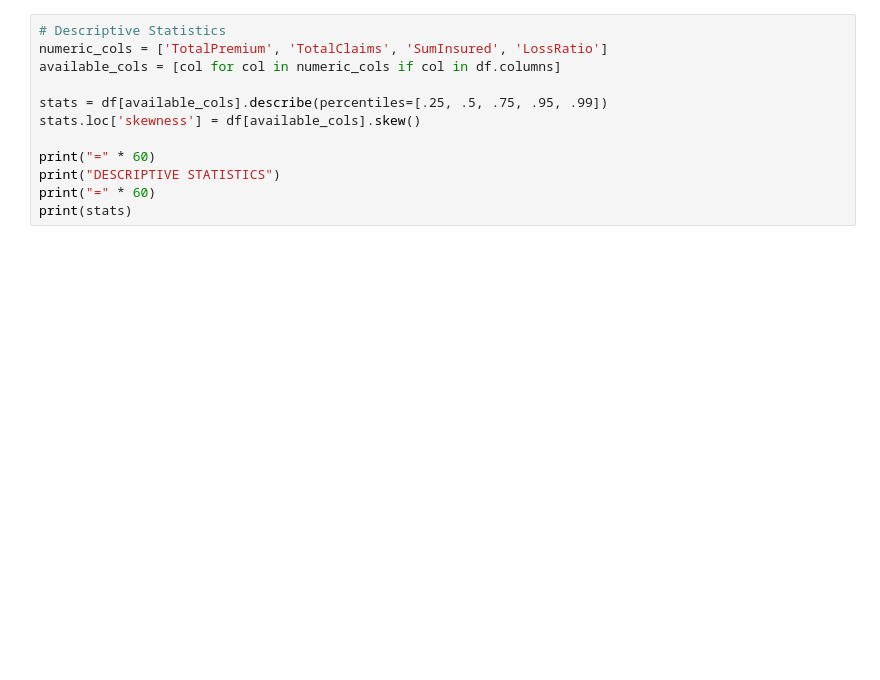
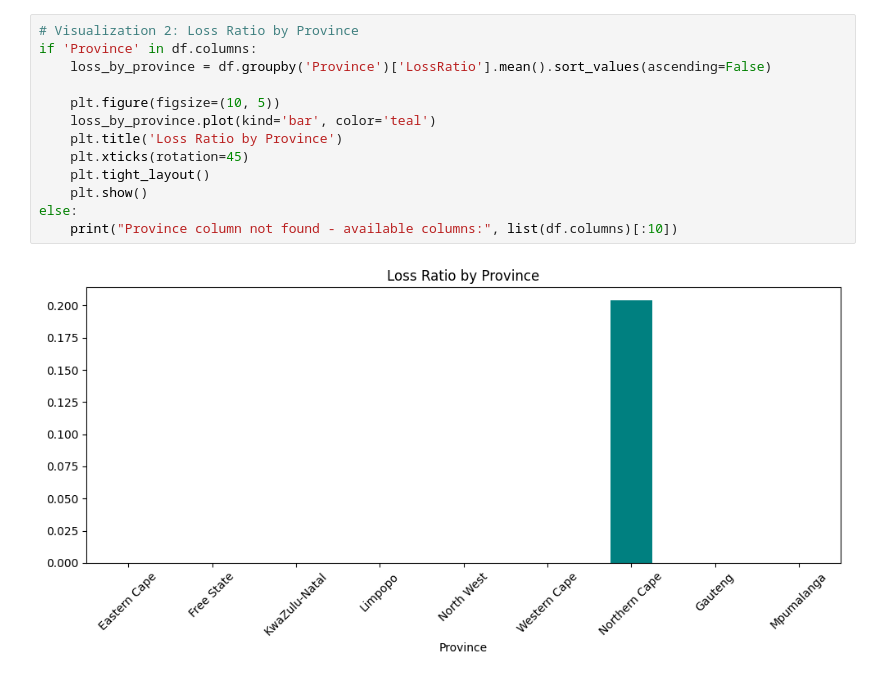
Before and after one commit to betiytesfay/insurance-risk-analytics, a Jupyter notebook: notebooks/01_eda.ipynb, the cells around one changed output. Drawn from its saved outputs; the diff is of its cells as text; blank space fills up the shorter version.

```diff
--- a/notebooks/01_eda.ipynb
+++ b/notebooks/01_eda.ipynb
@@ -68,13 +106,16 @@ print(f"Max Claim:         R{max_claim:,.2f}")
 # %%
-# Descriptive Statistics
-numeric_cols = ['TotalPremium', 'TotalClaims', 'SumInsured', 'LossRatio']
-available_cols = [col for col in numeric_cols if col in df.columns]
+# Visualization 2: Loss Ratio by Province
+if 'Province' in df.columns:
+    loss_by_province = df.groupby('Province')['LossRatio'].mean().sort_values(ascending=False)
 
-stats = df[available_cols].describe(percentiles=[.25, .5, .75, .95, .99])
-stats.loc['skewness'] = df[available_cols].skew()
-
-print("=" * 60)
-print("DESCRIPTIVE STATISTICS")
-print("=" * 60)
-print(stats)
+    plt.figure(figsize=(10, 5))
+    loss_by_province.plot(kind='bar', color='teal')
+    plt.title('Loss Ratio by Province')
+    plt.xticks(rotation=45)
+    plt.tight_layout()
+    plt.show()
+else:
+    print("Province column not found - available columns:", list(df.columns)[:10])
+# %% [output]
+[figure, added]
 # %%
```
Also changed, not shown: parts of 7 cells of this notebook.
